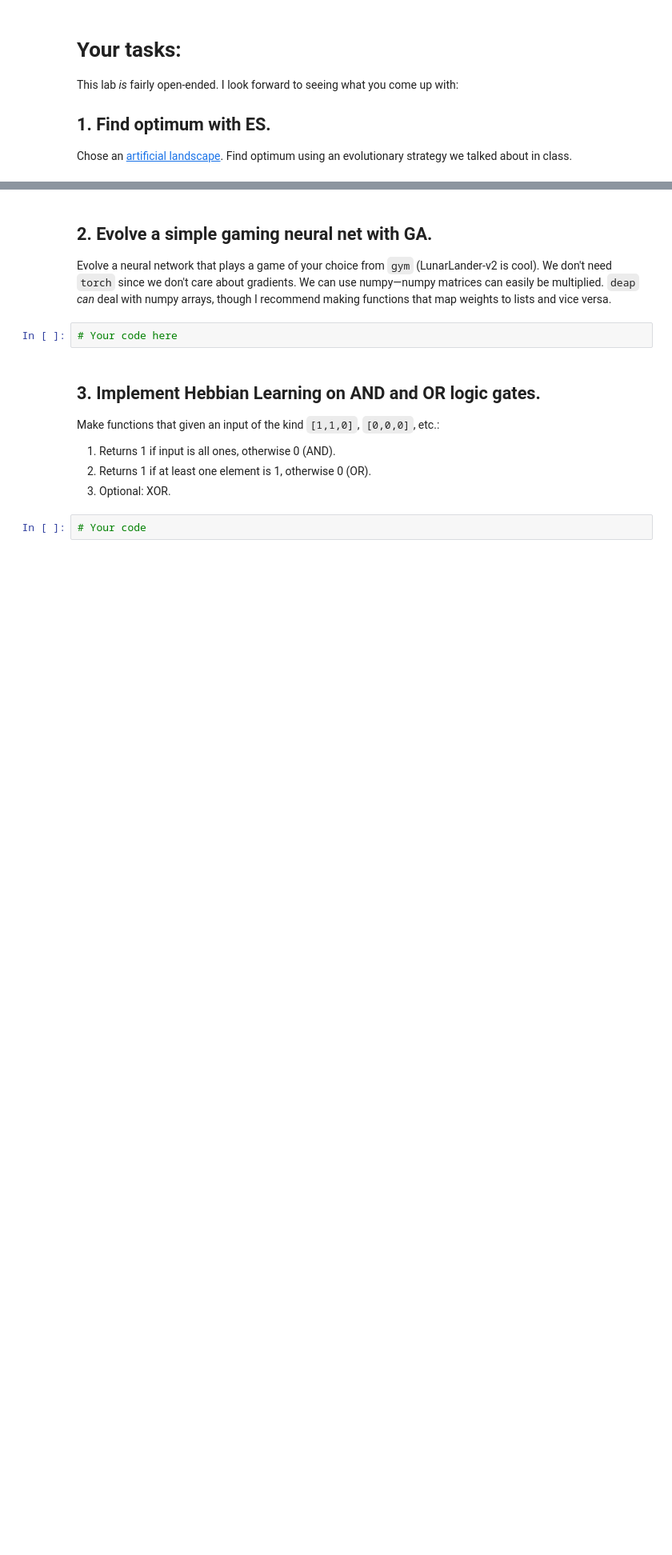
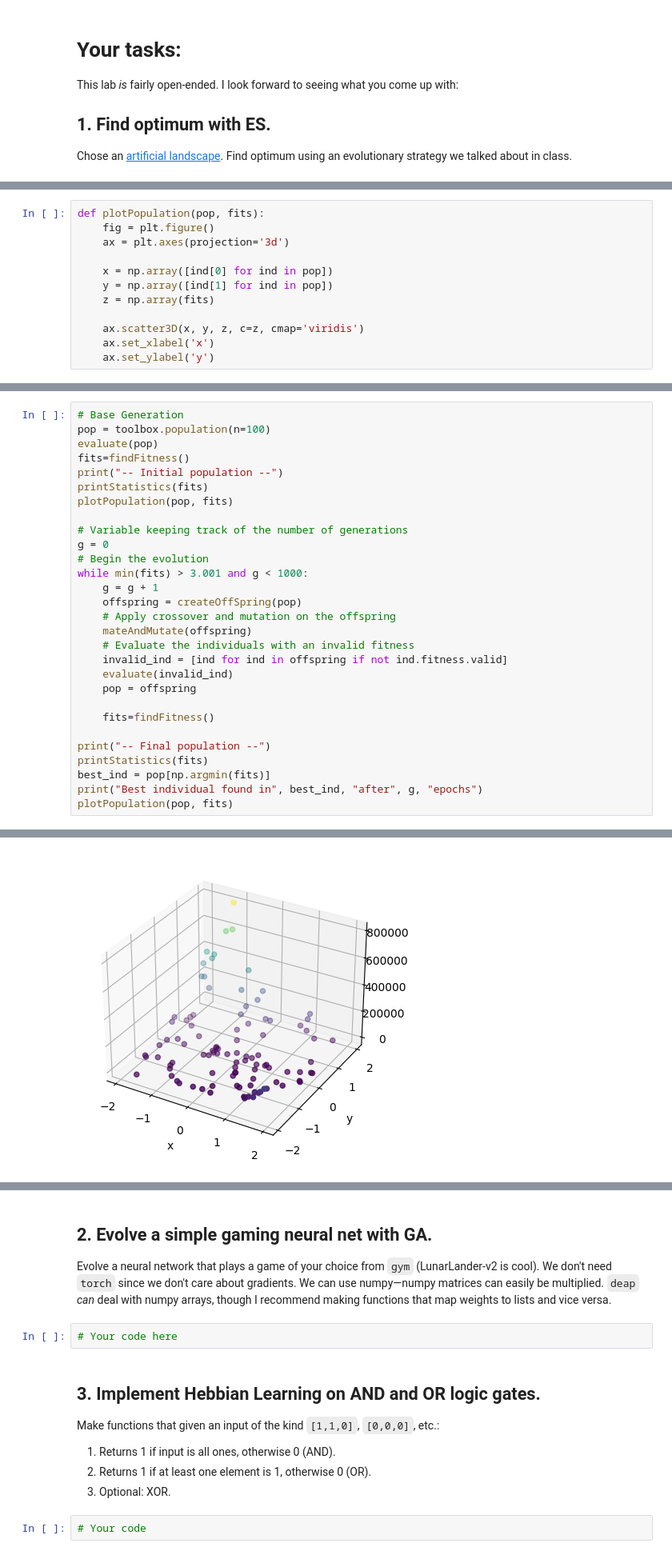
Before and after one commit to AlessandroBarbiero/Deep-Learning-for-Games-labs, a Jupyter notebook: lab7.ipynb, the cells around one changed output, grey strips where cells are left out. Shown at 80% size. Drawn from its saved outputs; the diff is of its cells as text; blank space fills up the shorter version.

```diff
--- a/lab7.ipynb
+++ b/lab7.ipynb
@@ -273,0 +357,12 @@ Chose an [artificial landscape](https://en.wikipedia.org/wiki/Test_functions_for
+# %%
+def plotPopulation(pop, fits):
+    fig = plt.figure()
+    ax = plt.axes(projection='3d')
+
+    x = np.array([ind[0] for ind in pop])
+    y = np.array([ind[1] for ind in pop])
+    z = np.array(fits)
+
+    ax.scatter3D(x, y, z, c=z, cmap='viridis')
+    ax.set_xlabel('x')
+    ax.set_ylabel('y')
@@ -273,0 +371,30 @@ Chose an [artificial landscape](https://en.wikipedia.org/wiki/Test_functions_for
+# %%
+# Base Generation
+pop = toolbox.population(n=100)
+evaluate(pop)
+fits=findFitness()
+print("-- Initial population --")
+printStatistics(fits)
+plotPopulation(pop, fits)
+
+# Variable keeping track of the number of generations
+g = 0
+# Begin the evolution
+while min(fits) > 3.001 and g < 1000:
+    g = g + 1
+    offspring = createOffSpring(pop)
+    # Apply crossover and mutation on the offspring
+    mateAndMutate(offspring)
+    # Evaluate the individuals with an invalid fitness
+    invalid_ind = [ind for ind in offspring if not ind.fitness.valid]
+    evaluate(invalid_ind)
+    pop = offspring
+
+    fits=findFitness()
+
+print("-- Final population --")
+printStatistics(fits)
+best_ind = pop[np.argmin(fits)]
+print("Best individual found in", best_ind, "after", g, "epochs")
+plotPopulation(pop, fits)
+# %% [output]
@@ -273,0 +412 @@ Chose an [artificial landscape](https://en.wikipedia.org/wiki/Test_functions_for
+[figure, added]
```
Also changed, not shown: parts of 14 cells of this notebook.
